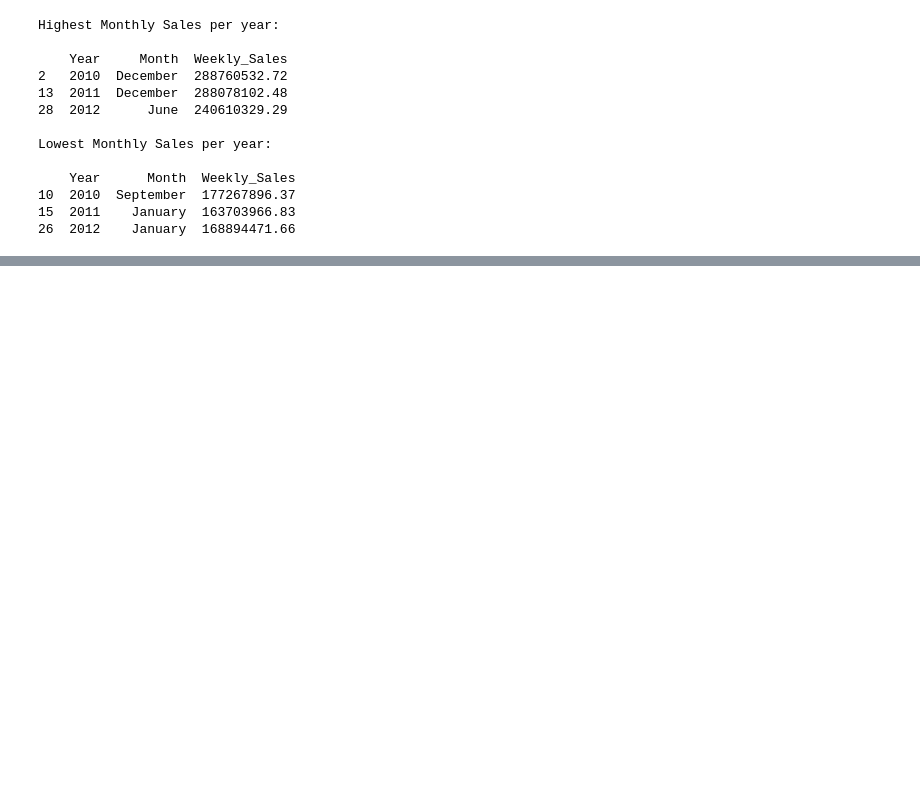
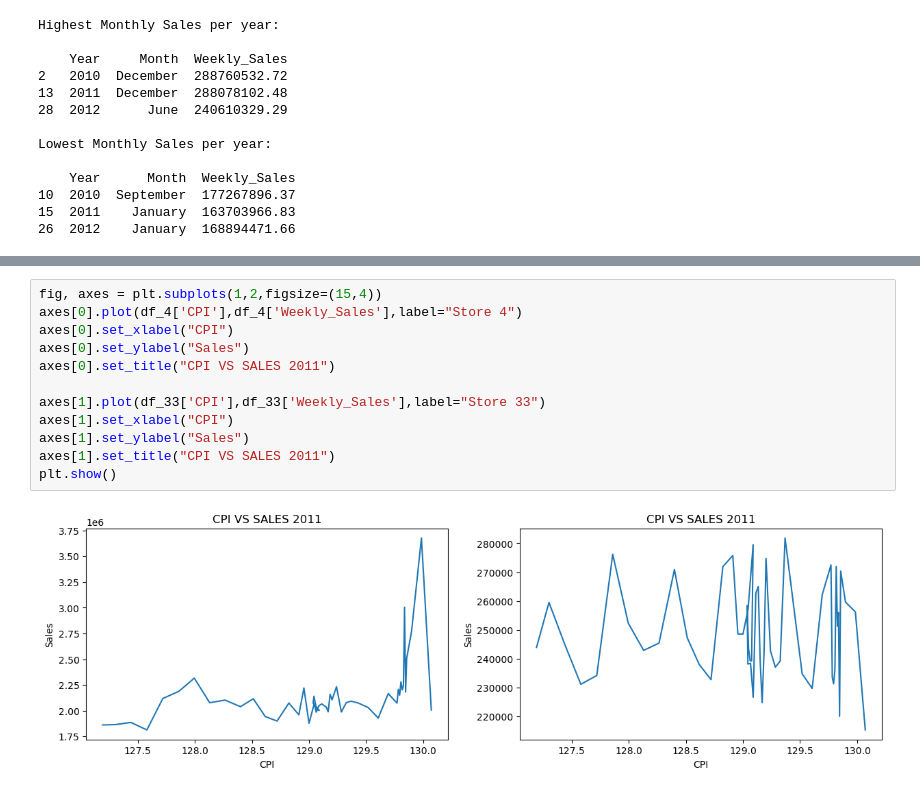
Before and after one commit to rajonnachoudhury/Mini-Experiments, a Jupyter notebook: project-1/walmart_analysis.ipynb, the cells around one changed output, grey strips where cells are left out. Cells and saved outputs as stored; diff of their text form; blank space fills up the shorter version.

```diff
--- a/project-1/walmart_analysis.ipynb
+++ b/project-1/walmart_analysis.ipynb
@@ -112,0 +207,14 @@ Lowest Monthly Sales per year:
+# %%
+fig, axes = plt.subplots(1,2,figsize=(15,4))
+axes[0].plot(df_4['CPI'],df_4['Weekly_Sales'],label="Store 4")
+axes[0].set_xlabel("CPI")
+axes[0].set_ylabel("Sales")
+axes[0].set_title("CPI VS SALES 2011")
+
+axes[1].plot(df_33['CPI'],df_33['Weekly_Sales'],label="Store 33")
+axes[1].set_xlabel("CPI")
+axes[1].set_ylabel("Sales")
+axes[1].set_title("CPI VS SALES 2011")
+plt.show()
+# %% [output]
+[figure, added]
```
Also changed, not shown: parts of 11 cells of this notebook.
